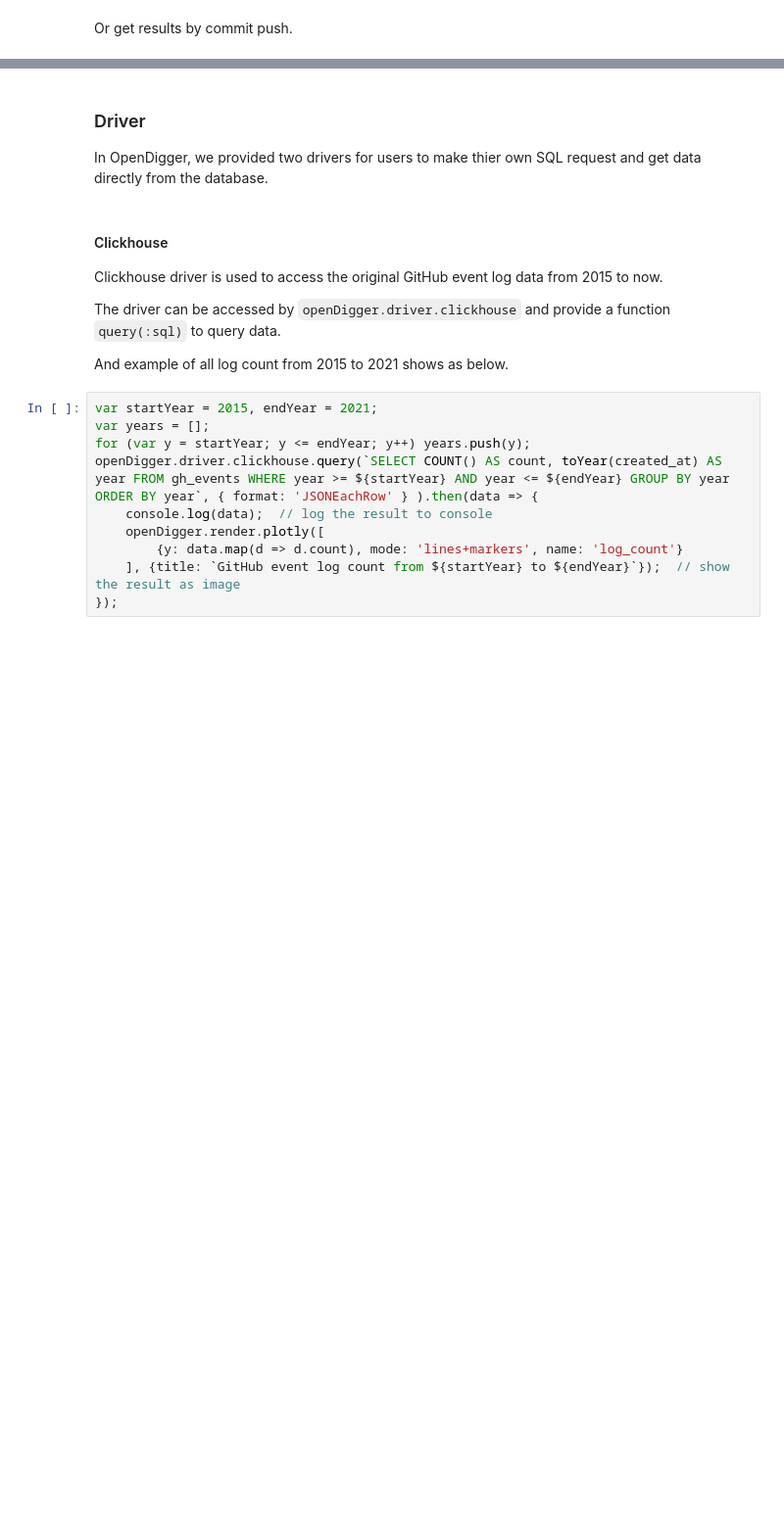
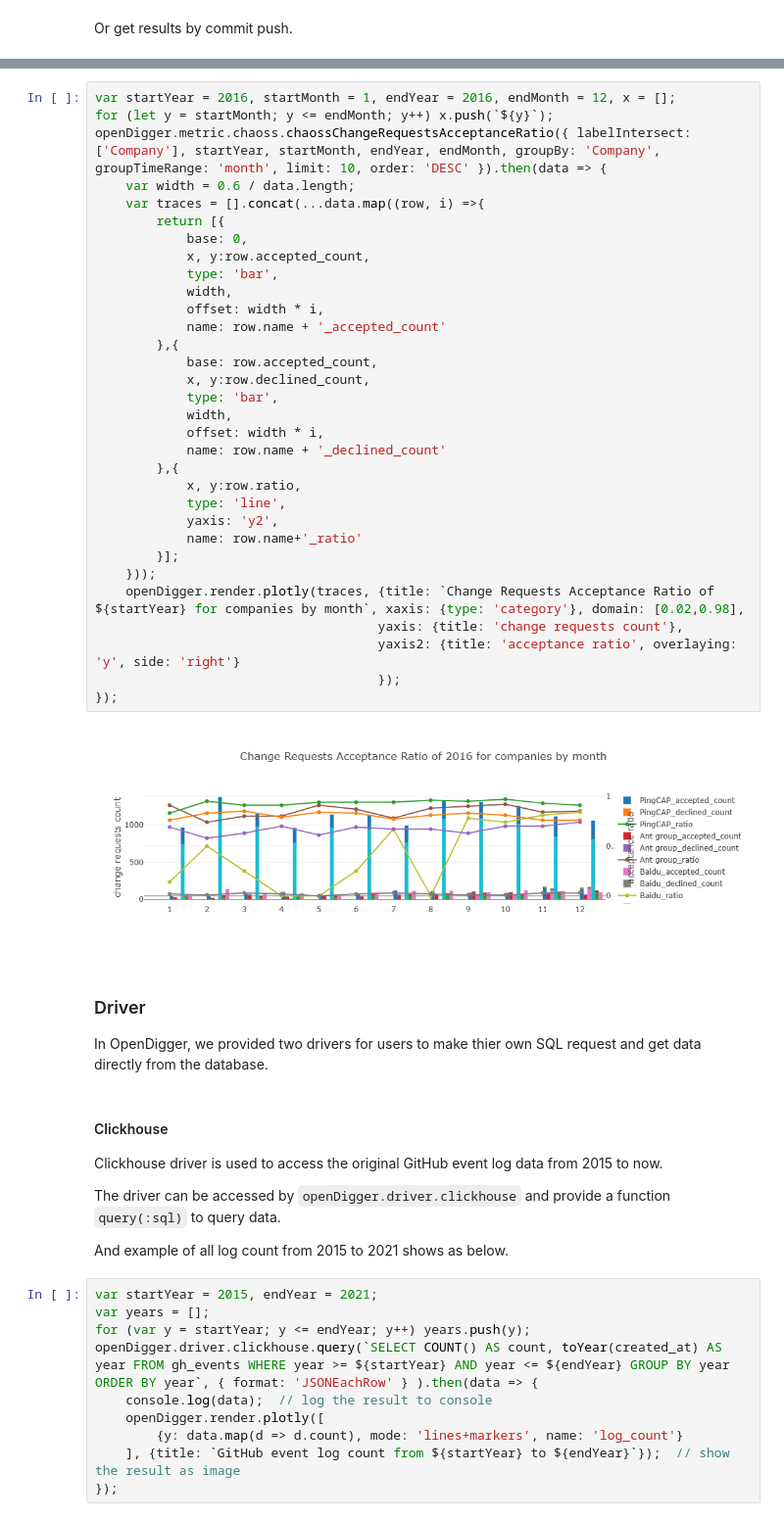
Before and after one commit to X-lab2017/open-digger, a Jupyter notebook: notebook/handbook.ipynb, the cells around one changed output, grey strips where cells are left out. Shown at 98% size. Drawn from its saved outputs; the diff is of its cells as text; blank space fills up the shorter version.

```diff
--- a/notebook/handbook.ipynb
+++ b/notebook/handbook.ipynb
@@ -464,3 +470,37 @@ The new contributors for Microsoft/azure-docs in 2016Q4 are:Gaurav Mantri,Ryan W
+# %%
+var startYear = 2016, startMonth = 1, endYear = 2016, endMonth = 12, x = [];
+for (let y = startMonth; y <= endMonth; y++) x.push(`${y}`);
+openDigger.metric.chaoss.chaossChangeRequestsAcceptanceRatio({ labelIntersect: ['Company'], startYear, startMonth, endYear, endMonth, groupBy: 'Company', groupTimeRange: 'month', limit: 10, order: 'DESC' }).then(data => {
+    var width = 0.6 / data.length;
+    var traces = [].concat(...data.map((row, i) =>{
+        return [{
+            base: 0,
+            x, y:row.accepted_count,
+            type: 'bar',
+            width,
+            offset: width * i,
+            name: row.name + '_accepted_count'
+        },{
+            base: row.accepted_count,
+            x, y:row.declined_count,
+            type: 'bar',
+            width,
+            offset: width * i,
+            name: row.name + '_declined_count'
+        },{
+            x, y:row.ratio,
+            type: 'line',
+            yaxis: 'y2',
+            name: row.name+'_ratio'
+        }];
+    }));
+    openDigger.render.plotly(traces, {title: `Change Requests Acceptance Ratio of ${startYear} for companies by month`, xaxis: {type: 'category'}, domain: [0.02,0.98],
+                                     yaxis: {title: 'change requests count'},
+                                     yaxis2: {title: 'acceptance ratio', overlaying: 'y', side: 'right'}
+                                     });
+});
+# %% [output]
+[figure, added]
 # %% [markdown]
 ### Driver
 
```
Also changed, not shown: parts of 20 cells of this notebook, 4 other files.
